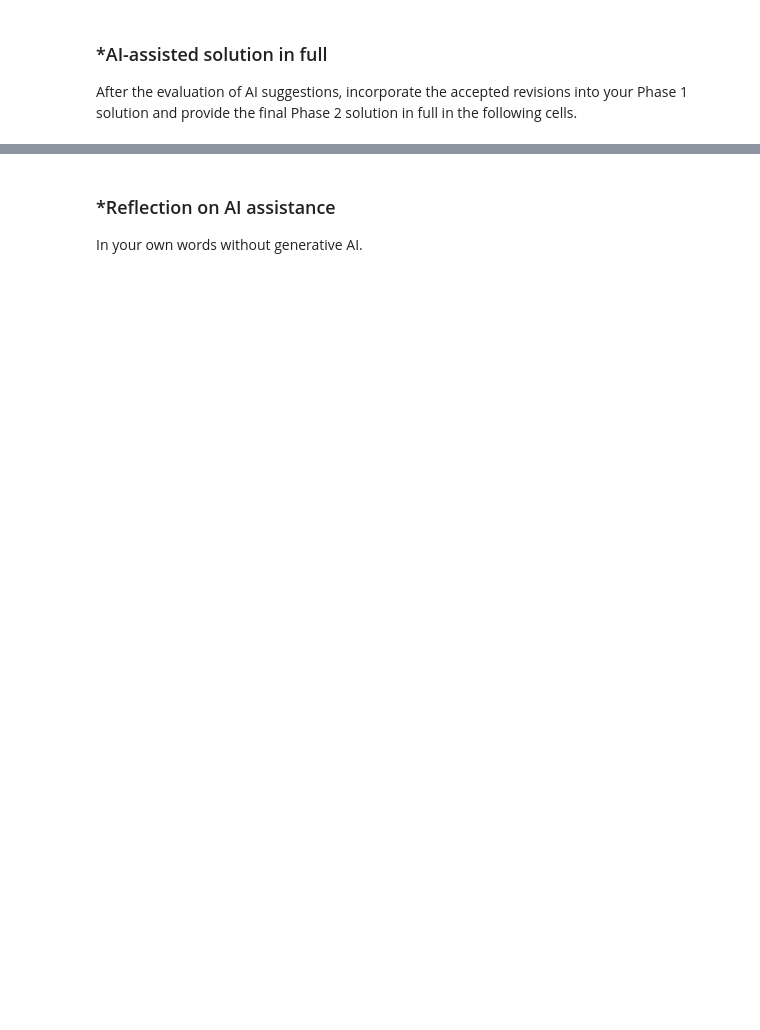
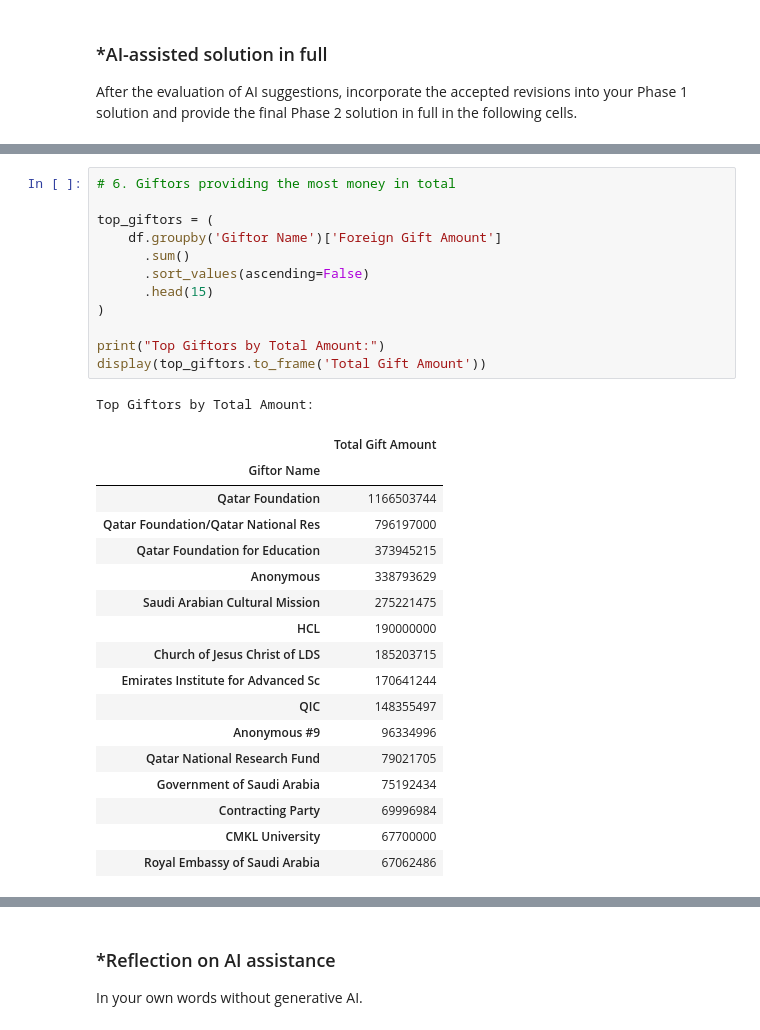
Before and after one commit to sidluthra1/A02-eda-and-visualization, a Jupyter notebook: notebook.ipynb, the cells around one changed output, grey strips where cells are left out. Cells and saved outputs as stored; diff of their text form; blank space fills up the shorter version.

```diff
--- a/notebook.ipynb
+++ b/notebook.ipynb
@@ -234,0 +519,31 @@ After the evaluation of AI suggestions, incorporate the accepted revisions into
+# %%
+# 6. Giftors providing the most money in total
+
+top_giftors = (
+    df.groupby('Giftor Name')['Foreign Gift Amount']
+      .sum()
+      .sort_values(ascending=False)
+      .head(15)
+)
+
+print("Top Giftors by Total Amount:")
+display(top_giftors.to_frame('Total Gift Amount'))
+# %% [output]
+Top Giftors by Total Amount:
+|  | Total Gift Amount |
+| Giftor Name |  |
+| Qatar Foundation | 1166503744 |
+| Qatar Foundation/Qatar National Res | 796197000 |
+| Qatar Foundation for Education | 373945215 |
+| Anonymous | 338793629 |
+| Saudi Arabian Cultural Mission | 275221475 |
+| HCL | 190000000 |
+| Church of Jesus Christ of LDS | 185203715 |
+| Emirates Institute for Advanced Sc | 170641244 |
+| QIC | 148355497 |
+| Anonymous #9 | 96334996 |
+| Qatar National Research Fund | 79021705 |
+| Government of Saudi Arabia | 75192434 |
+| Contracting Party | 69996984 |
+| CMKL University | 67700000 |
+| Royal Embassy of Saudi Arabia | 67062486 |
```
Also changed, not shown: parts of 22 cells of this notebook.
